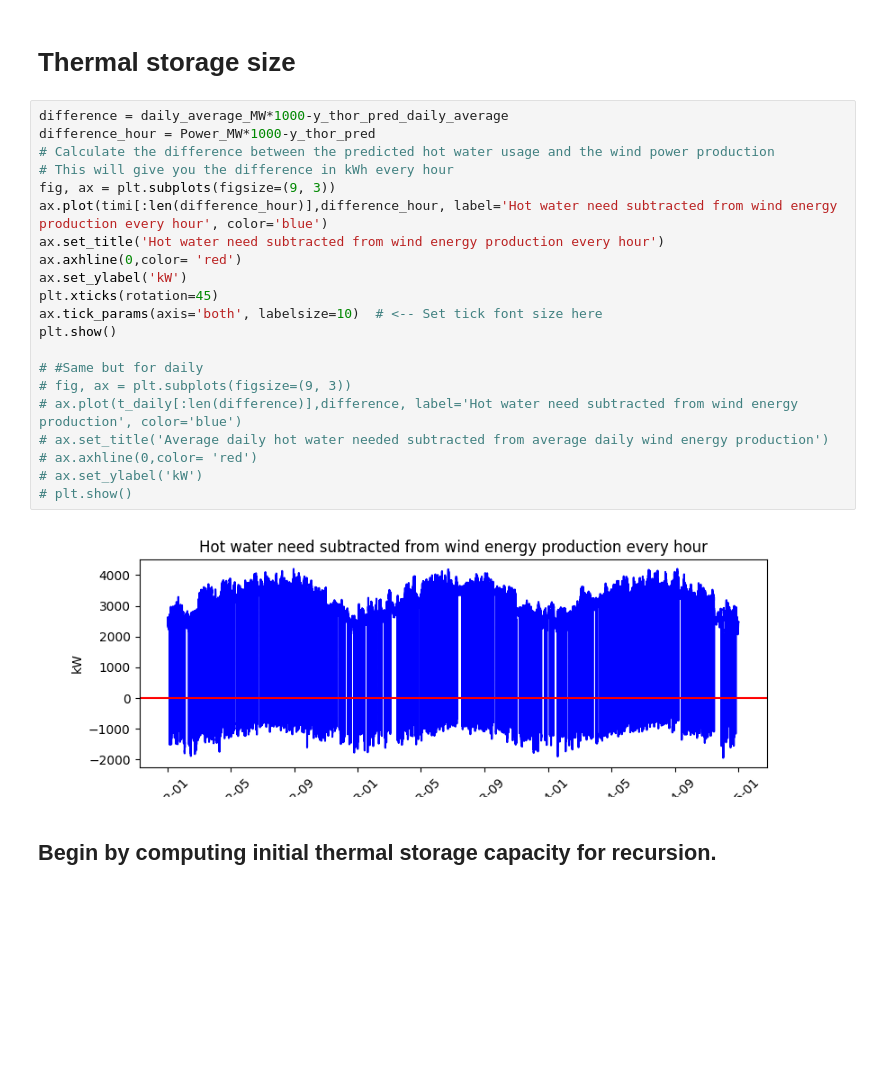
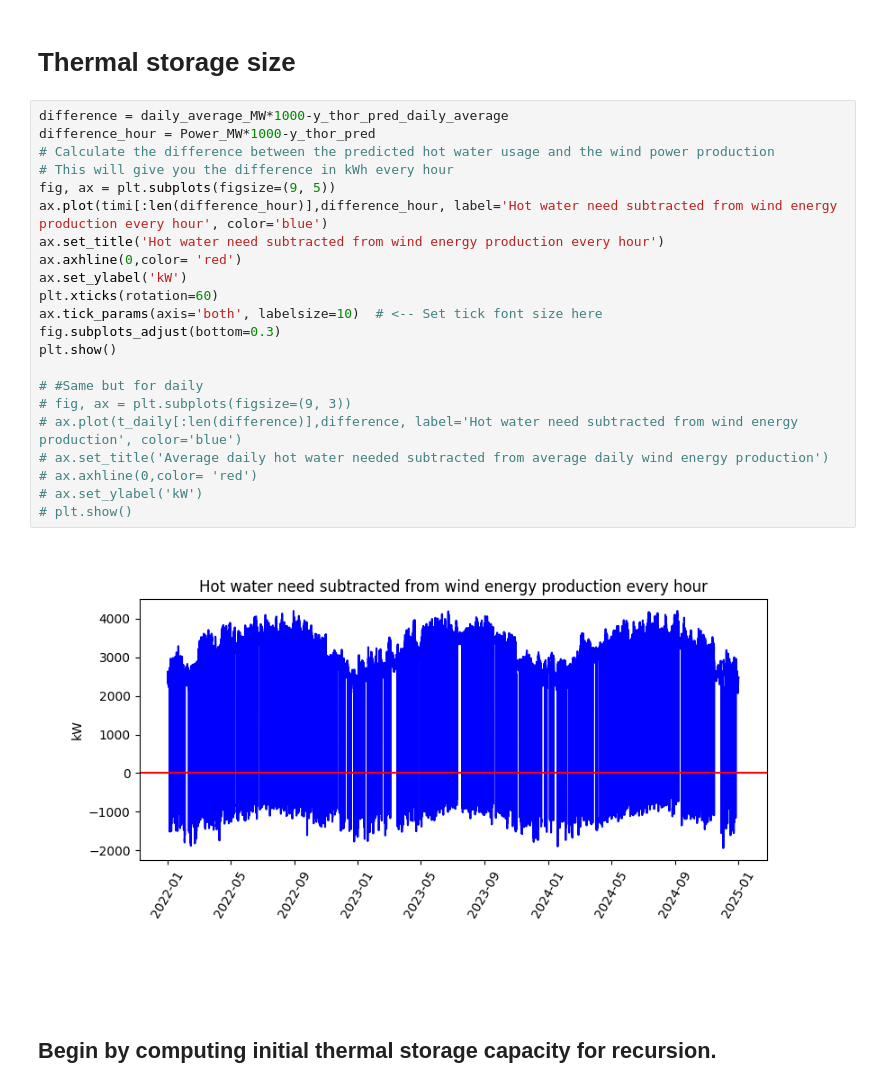
Before and after one commit to arnargylfi/Meistaraverkefni, a Jupyter notebook: Python/Main.ipynb, the cells around one changed output. Cells and saved outputs as stored; diff of their text form; blank space fills up the shorter version.

```diff
--- a/Python/Main.ipynb
+++ b/Python/Main.ipynb
@@ -592,26 +595,27 @@ plt.show()
 # %%
 difference = daily_average_MW*1000-y_thor_pred_daily_average
 difference_hour = Power_MW*1000-y_thor_pred
 # Calculate the difference between the predicted hot water usage and the wind power production
 # This will give you the difference in kWh every hour
-fig, ax = plt.subplots(figsize=(9, 3))
+fig, ax = plt.subplots(figsize=(9, 5))
 ax.plot(timi[:len(difference_hour)],difference_hour, label='Hot water need subtracted from wind energy production every hour', color='blue')
 ax.set_title('Hot water need subtracted from wind energy production every hour')
 ax.axhline(0,color= 'red')
 ax.set_ylabel('kW')
-plt.xticks(rotation=45)
+plt.xticks(rotation=60)
 ax.tick_params(axis='both', labelsize=10)  # <-- Set tick font size here
+fig.subplots_adjust(bottom=0.3)
 plt.show()
 
 # #Same but for daily
 # fig, ax = plt.subplots(figsize=(9, 3))
 # ax.plot(t_daily[:len(difference)],difference, label='Hot water need subtracted from wind energy production', color='blue')
 # ax.set_title('Average daily hot water needed subtracted from average daily wind energy production')
 # ax.axhline(0,color= 'red')
 # ax.set_ylabel('kW')
 # plt.show()
 # %% [output]
-[figure, old version]
+[figure, new version]
 # %% [markdown]
 ## Begin by computing initial thermal storage capacity for recursion.
 # %%
```
Also changed, not shown: parts of 17 cells of this notebook, 18 other files.
